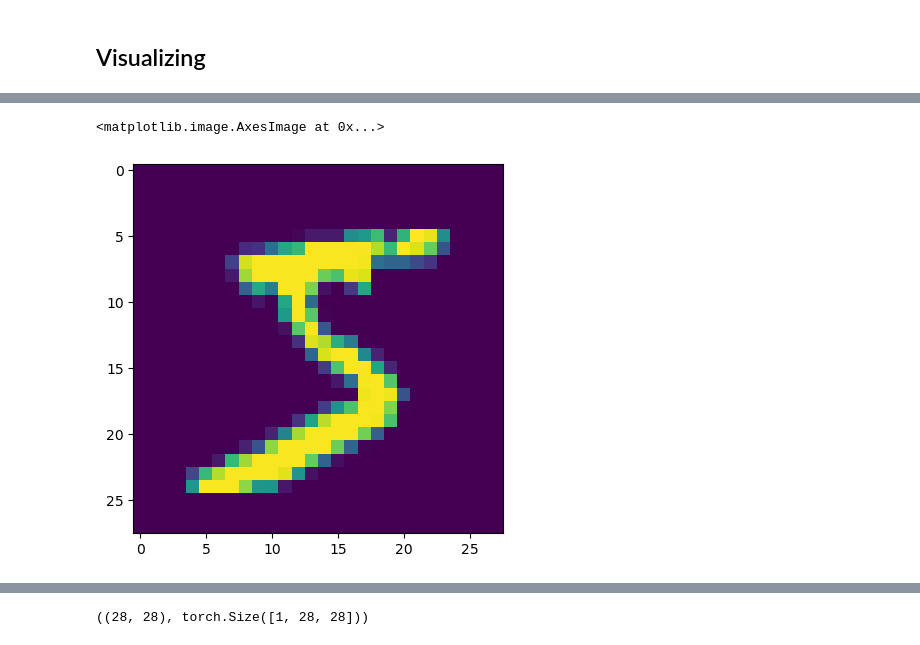
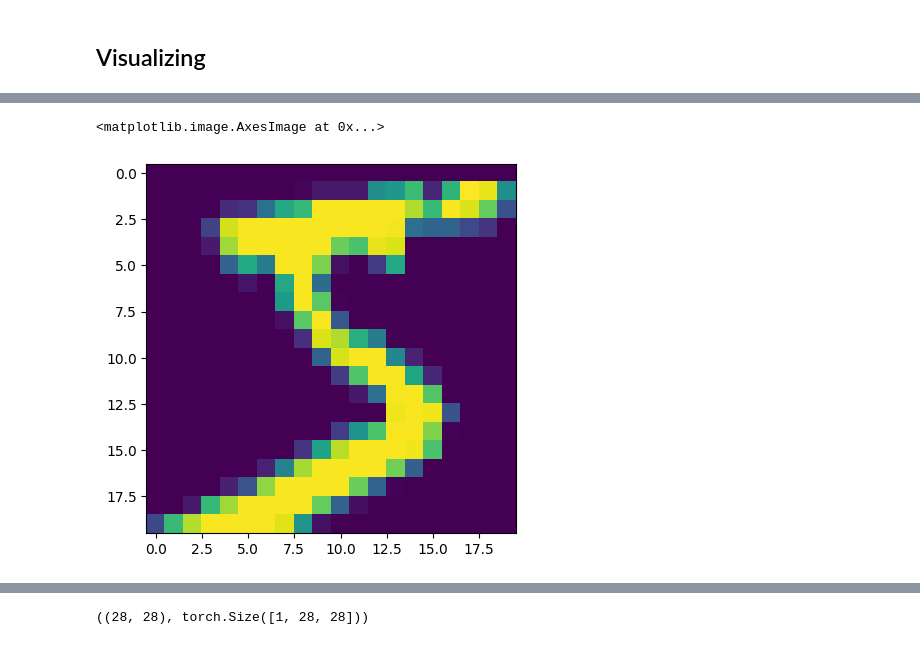
Before and after one commit to gouherdanish/mnist_classification, a Jupyter notebook: poc.ipynb, the cells around one changed output, grey strips where cells are left out. Saved outputs shown, nothing was run; the diff lists cells and outputs as text; code cells hidden in the pictures.

```diff
--- a/poc.ipynb
+++ b/poc.ipynb
@@ -143,3 +143,7 @@ tensor([[[-1.0000, -1.0000, -1.0000, -1.0000, -1.0000, -1.0000, -1.0000,
           -1.0000, -1.0000, -1.0000, -1.0000, -1.0000, -1.0000, -1.0000,
           -1.0000, -1.0000, -1.0000, -1.0000, -1.0000, -1.0000, -1.0000,
           -1.0000, -1.0000, -1.0000, -1.0000, -1.0000, -1.0000, -1.0000]]])
+# %%
+tfm = torchvision.transforms.CenterCrop(20)
+img_tfm3 = tfm(img_tfm2)
+img_tfm3
@@ -152,5 +176,5 @@ Matplotlib is building the font cache; this may take a moment.
 # %%
-plt.imshow(img)
+plt.imshow(img_tfm3[0])
 # %% [output]
 <matplotlib.image.AxesImage at 0x...>
-[figure, old version]
+[figure, new version]
```
Also changed, not shown: parts of 6 cells of this notebook.
